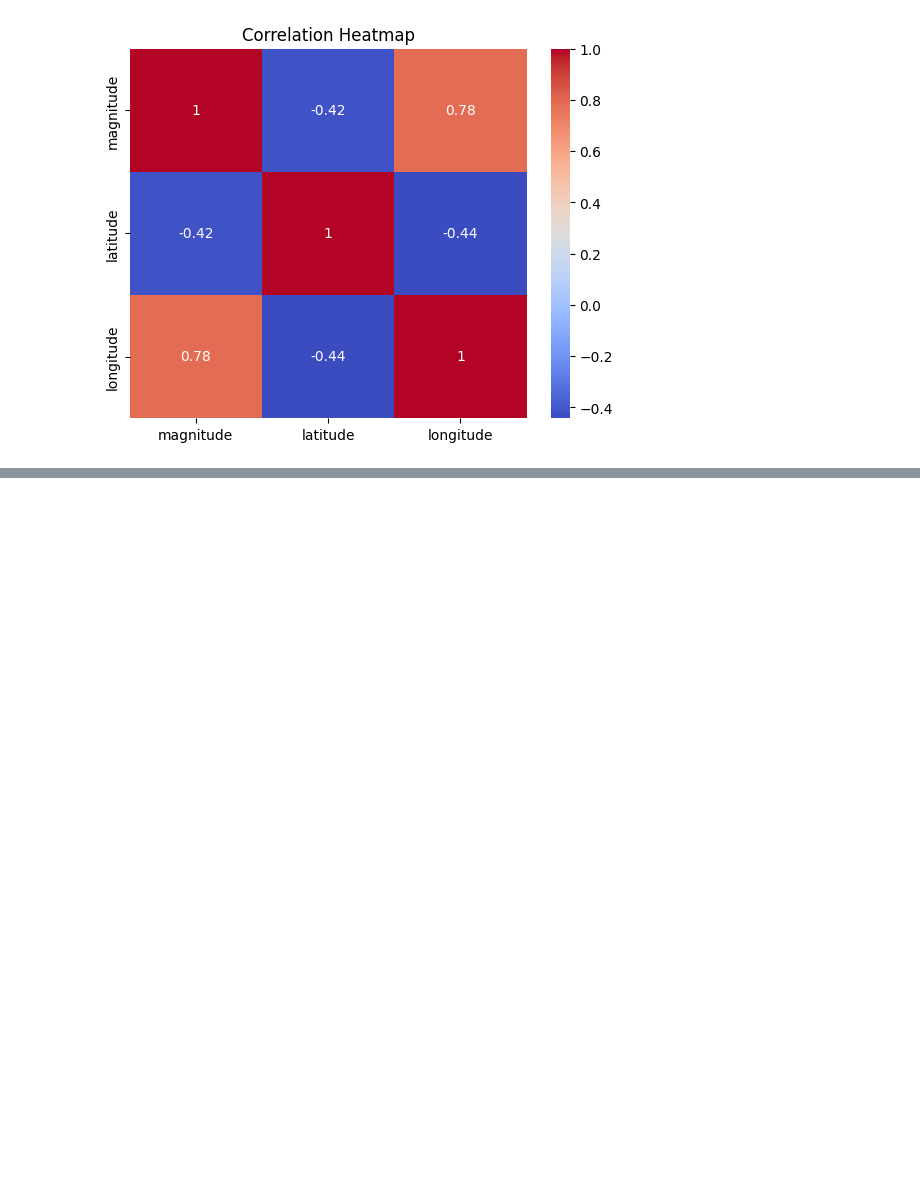
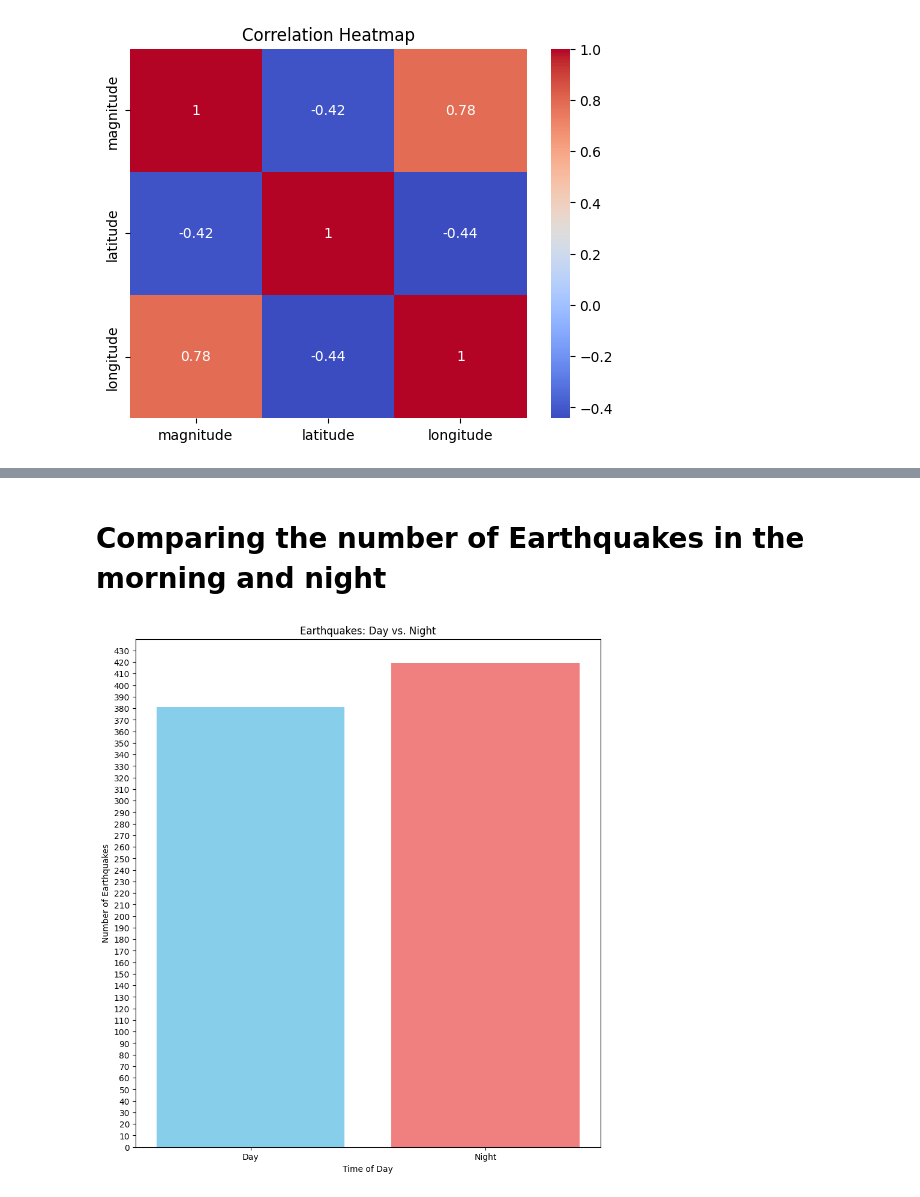
Before and after one commit to adarshm11/earthquakes-analysis, a Jupyter notebook: CS_131_Earthquakes_Analysis.ipynb, the cells around one changed output, grey strips where cells are left out. Saved outputs shown, nothing was run; the diff lists cells and outputs as text; code cells hidden in the pictures; blank space fills up the shorter version.

```diff
--- a/CS_131_Earthquakes_Analysis.ipynb
+++ b/CS_131_Earthquakes_Analysis.ipynb
@@ -109,0 +170,24 @@ Correlation between magnitude and longitude: 0.7838025200577978
+# %% [markdown]
+# Comparing the number of Earthquakes in the morning and night
+# %%
+df['date'] = pd.to_datetime(df['time'], unit='ms')
+
+df['hour'] = df['date'].dt.hour
+
+df['day_night'] = 'Night'
+df.loc[(df['hour'] >= 6) & (df['hour'] < 18), 'day_night'] = 'Day'
+
+day_night_counts = df['day_night'].value_counts()
+day_night_counts = day_night_counts.reindex(['Day', 'Night'])
+
+plt.figure(figsize=(10, 11))
+plt.bar(day_night_counts.index, day_night_counts.values, color=['skyblue', 'lightcoral'])
+plt.xlabel('Time of Day')
+plt.ylabel('Number of Earthquakes')
+plt.title('Earthquakes: Day vs. Night')
+
+y_max = day_night_counts.max()
+plt.yticks(range(0, y_max + 20, 10))
+plt.show()
+# %% [output]
+[figure, added]
```
Also changed, not shown: parts of 17 cells of this notebook.
